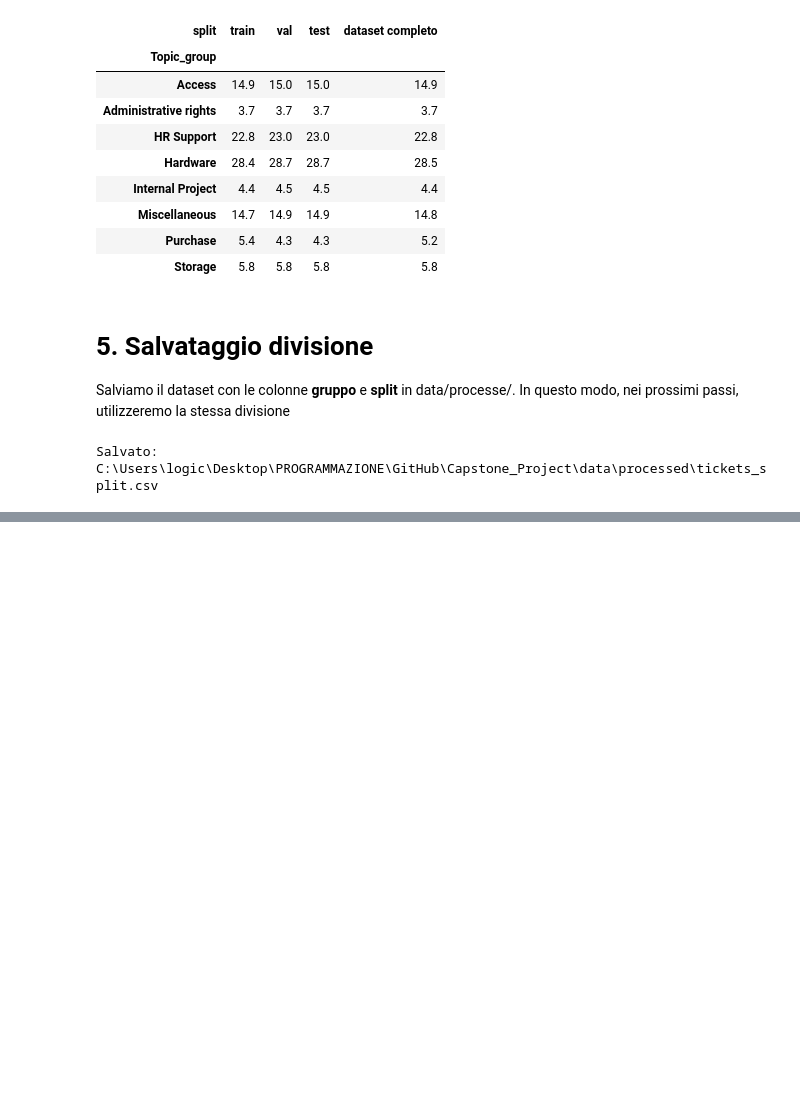
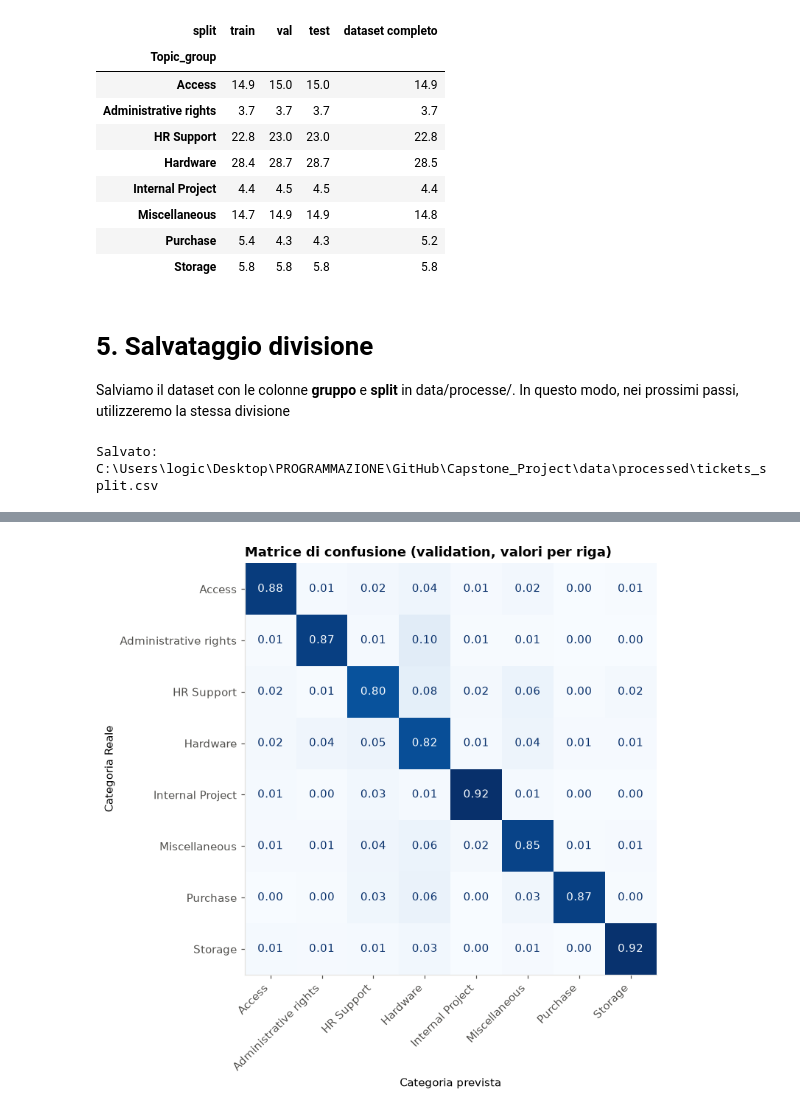
Before and after one commit to riccardob46/Capstone_Project_Helpdesk_AI, a Jupyter notebook: notebooks/02_baseline.ipynb, the cells around one changed output, grey strips where cells are left out. Cells and saved outputs as stored; diff of their text form; code cells hidden in the pictures; blank space fills up the shorter version.

Commit message:
Notebook 02: pulizia, split per gruppi e baseline TF-IDF + regressione logistica

```diff
--- a/notebooks/02_baseline.ipynb
+++ b/notebooks/02_baseline.ipynb
@@ -273,0 +307,23 @@ Salvato: C:\Users\logic\Desktop\PROGRAMMAZIONE\GitHub\Capstone_Project\data\proc
+# %%
+def crea_modello(stop_words=None):
+    # Restituisce una pipeline TF-IDF + regressione logistica
+    return Pipeline([
+        ("tfidf", TfidfVectorizer(min_df=5, stop_words=stop_words)),
+        ("classificatore", LogisticRegression(class_weight="balanced", max_iter=1000)),
+    ])
+
+def valuta(modello, X, y, nome):
+    # Calcola le metriche principali e restituisce un dizionario
+    pred = modello.predict(X)
+    return {
+        "modello": nome,
+        "accuratezza": round(accuracy_score(y, pred), 4),
+        "F1 macro": round(f1_score(y, pred, average="macro"), 4),
+    }
+# %%
+%%time
+baseline = crea_modello()
+baseline.fit(X_train, y_train)
+
+risultato_baseline = valuta(baseline, X_val, y_val, "TF-IDF + regressione logistica")
+print(risultato_baseline)
@@ -273,0 +342,3 @@ Salvato: C:\Users\logic\Desktop\PROGRAMMAZIONE\GitHub\Capstone_Project\data\proc
+# %%
+pred_val = baseline.predict(X_val)
+print(classification_report(y_val, pred_val, digits=3))
@@ -273,0 +364,14 @@ Salvato: C:\Users\logic\Desktop\PROGRAMMAZIONE\GitHub\Capstone_Project\data\proc
+# %%
+fig, ax = plt.subplots(figsize=(8, 7))
+ConfusionMatrixDisplay.from_predictions(
+    y_val, pred_val, normalize='true', values_format='.2f',
+    cmap="Blues", xticks_rotation=45, colorbar=False, ax=ax,
+)
+ax.set_title("Matrice di confusione (validation, valori per riga)")
+ax.set_xlabel("Categoria prevista")
+ax.set_ylabel("Categoria Reale")
+plt.setp(ax.get_xticklabels(), ha='right')
+plt.tight_layout()
+plt.show()
+# %% [output]
+[figure, added]
```
Also changed, not shown: parts of 27 cells of this notebook.
